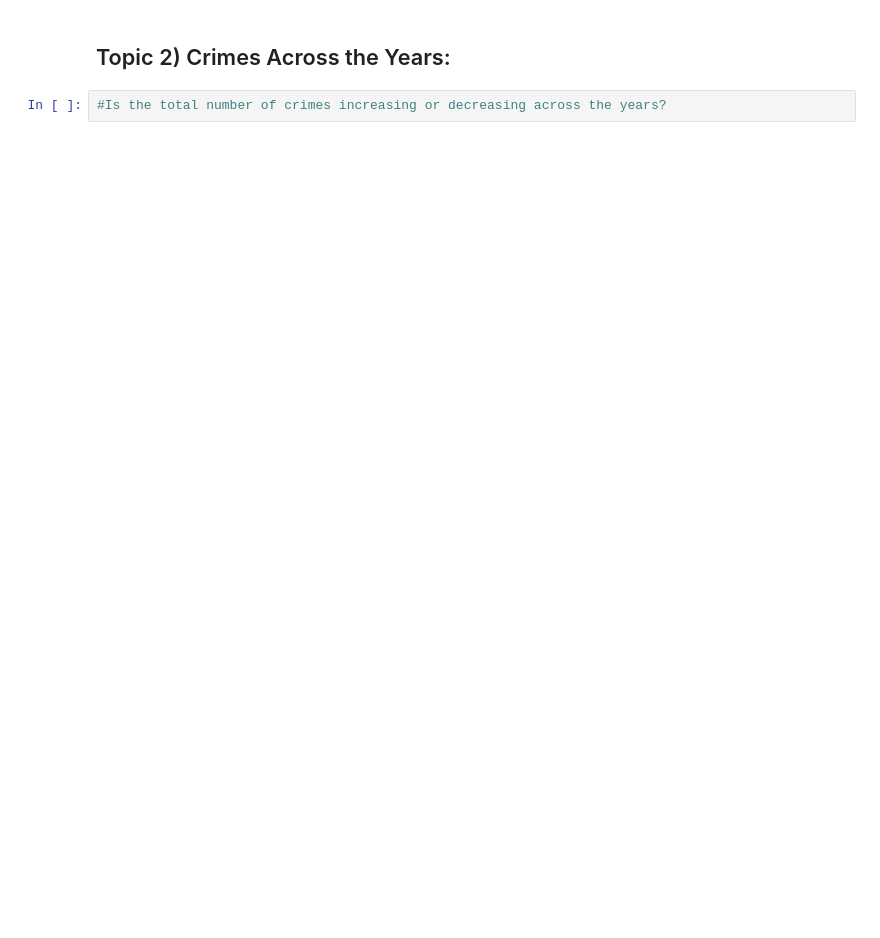
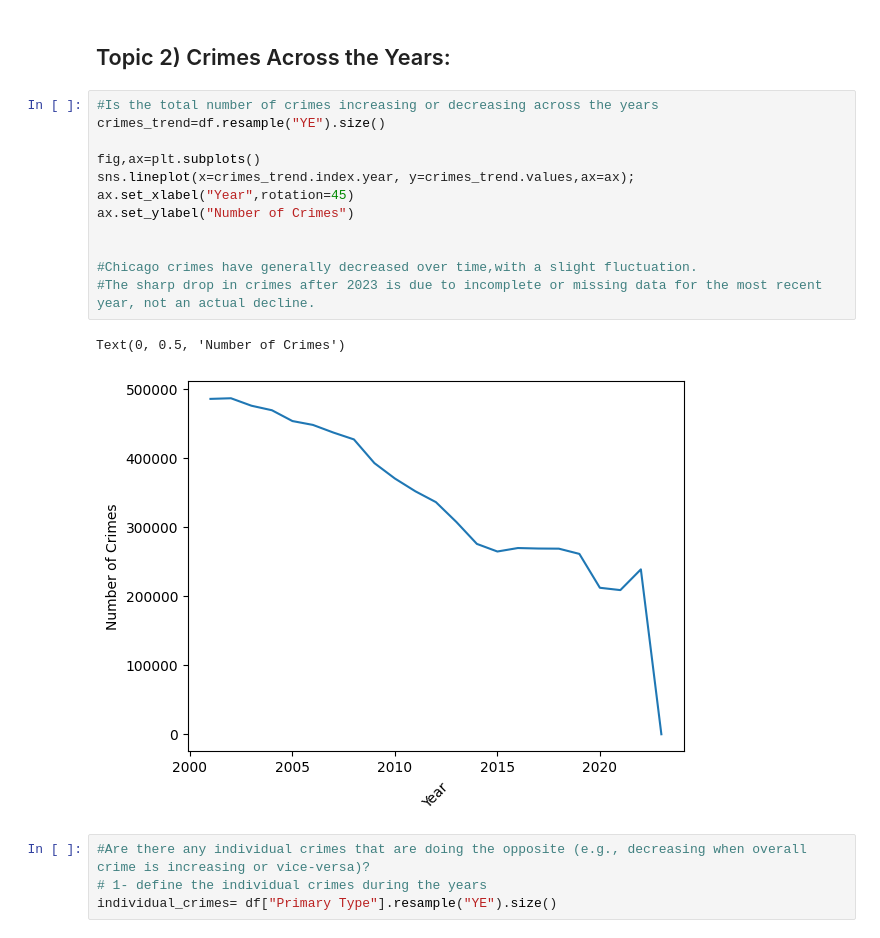
Before and after one commit to Hibashanti/Time-Series-Analysis, a Jupyter notebook: Chicago_Crimes_Core.ipynb, the cells around one changed output. Saved outputs shown, nothing was run; the diff lists cells and outputs as text; blank space fills up the shorter version.

```diff
--- a/Chicago_Crimes_Core.ipynb
+++ b/Chicago_Crimes_Core.ipynb
@@ -84,4 +135,21 @@ print(least_district , least_count)
 # %% [markdown]
 ## Topic 2) Crimes Across the Years:
-# %%
-#Is the total number of crimes increasing or decreasing across the years?
+# %%
+#Is the total number of crimes increasing or decreasing across the years
+crimes_trend=df.resample("YE").size()
+
+fig,ax=plt.subplots()
+sns.lineplot(x=crimes_trend.index.year, y=crimes_trend.values,ax=ax);
+ax.set_xlabel("Year",rotation=45)
+ax.set_ylabel("Number of Crimes")
+
+
+#Chicago crimes have generally decreased over time,with a slight fluctuation.
+#The sharp drop in crimes after 2023 is due to incomplete or missing data for the most recent year, not an actual decline.
+# %% [output]
+Text(0, 0.5, 'Number of Crimes')
+[figure, added]
+# %%
+#Are there any individual crimes that are doing the opposite (e.g., decreasing when overall crime is increasing or vice-versa)?
+# 1- define the individual crimes during the years
+individual_crimes= df["Primary Type"].resample("YE").size()
```
Also changed, not shown: parts of 12 cells of this notebook.
